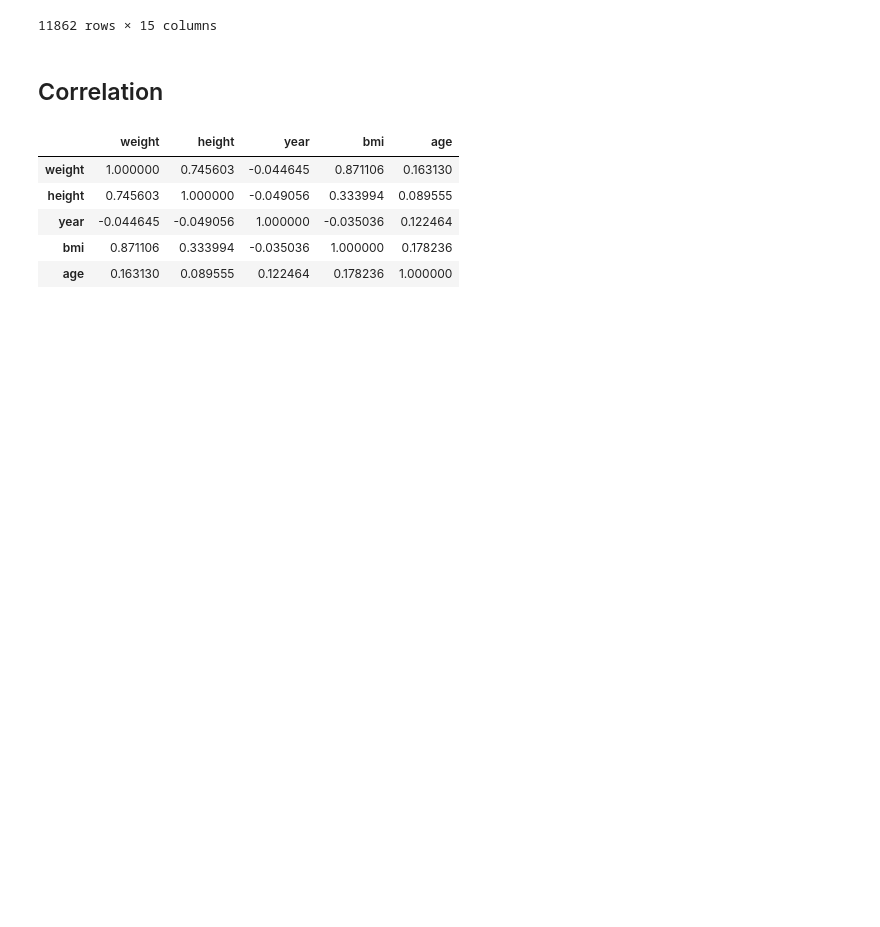
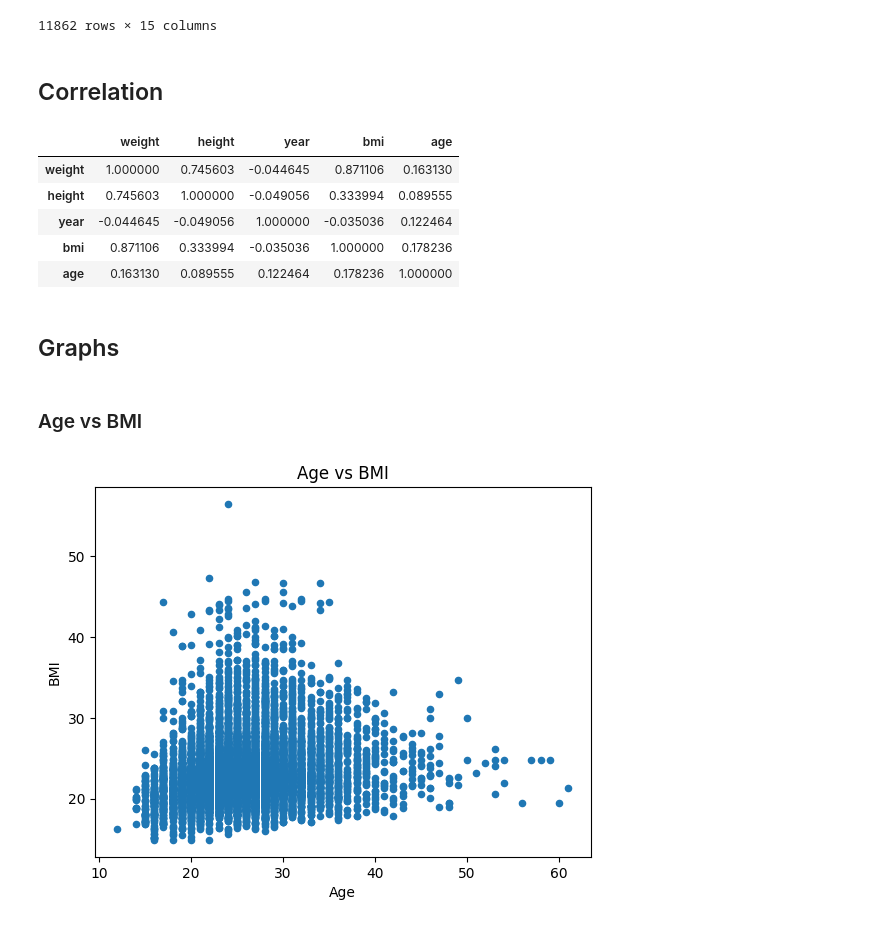
Before and after one commit to maximlesy/big-data-olympic-games, a Jupyter notebook: data-exploration/preparation.ipynb, the cells around one changed output. Saved outputs shown, nothing was run; the diff lists cells and outputs as text; code cells hidden in the pictures; blank space fills up the shorter version.

Commit message:
Add graphs to invest

```diff
--- a/data-exploration/preparation.ipynb
+++ b/data-exploration/preparation.ipynb
@@ -268,3 +268,5 @@ dataset.corr(numeric_only=True)
 | year | -0.044645 | -0.049056 | 1.000000 | -0.035036 | 0.122464 |
 | bmi | 0.871106 | 0.333994 | -0.035036 | 1.000000 | 0.178236 |
 | age | 0.163130 | 0.089555 | 0.122464 | 0.178236 | 1.000000 |
+# %% [markdown]
+## Graphs
@@ -270,0 +275,11 @@ dataset.corr(numeric_only=True)
+# %% [markdown]
+### Age vs BMI
+# %%
+
+dataset.plot(x='age', y='bmi', kind='scatter')
+plt.xlabel('Age')
+plt.ylabel('BMI')
+plt.title('Age vs BMI')
+plt.show()
+# %% [output]
+[figure, added]
```
Also changed, not shown: parts of 3 cells of this notebook.
